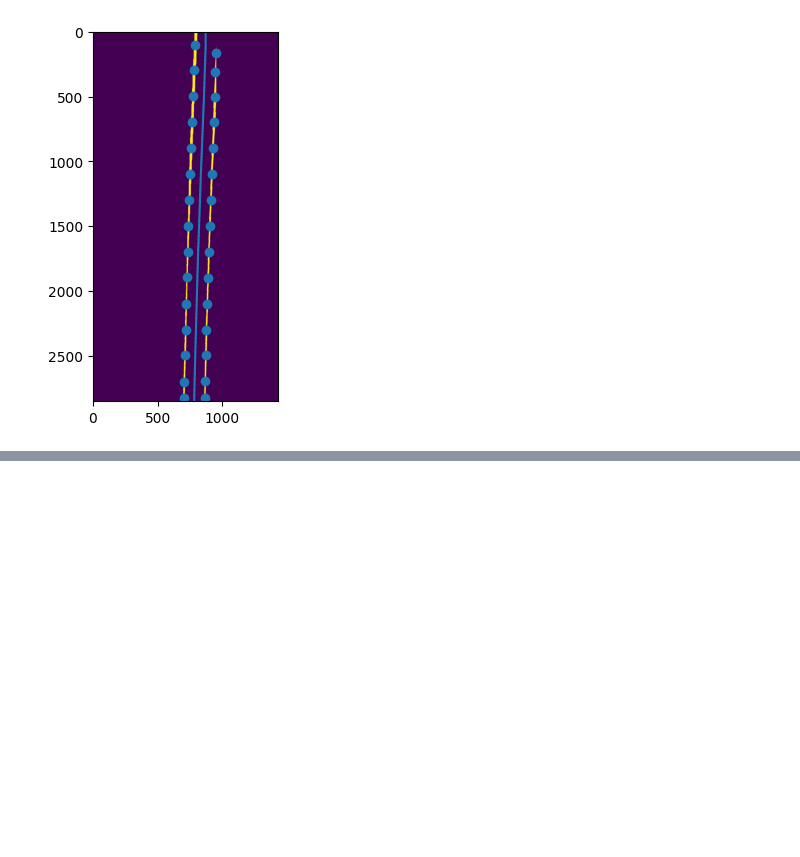
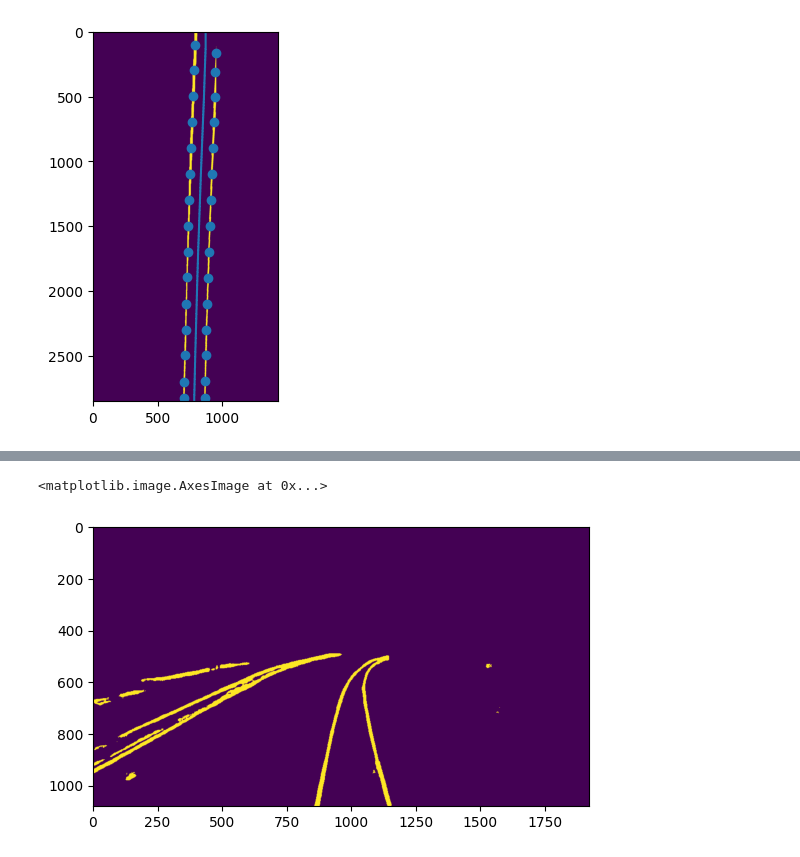
Before and after one commit to Andrudewt/perspective, a Jupyter notebook: proc_1.ipynb, the cells around one changed output, grey strips where cells are left out. Cells and saved outputs as stored; diff of their text form; code cells hidden in the pictures; blank space fills up the shorter version.

```diff
--- a/proc_1.ipynb
+++ b/proc_1.ipynb
@@ -300,0 +185,6 @@ for f in f_nms:
+# %%
+m = np.load(r'./data/3/masks\080977.305.npy')
+plt.imshow(m)
+# %% [output]
+<matplotlib.image.AxesImage at 0x...>
+[figure, added]
```
Also changed, not shown: parts of 11 cells of this notebook.
